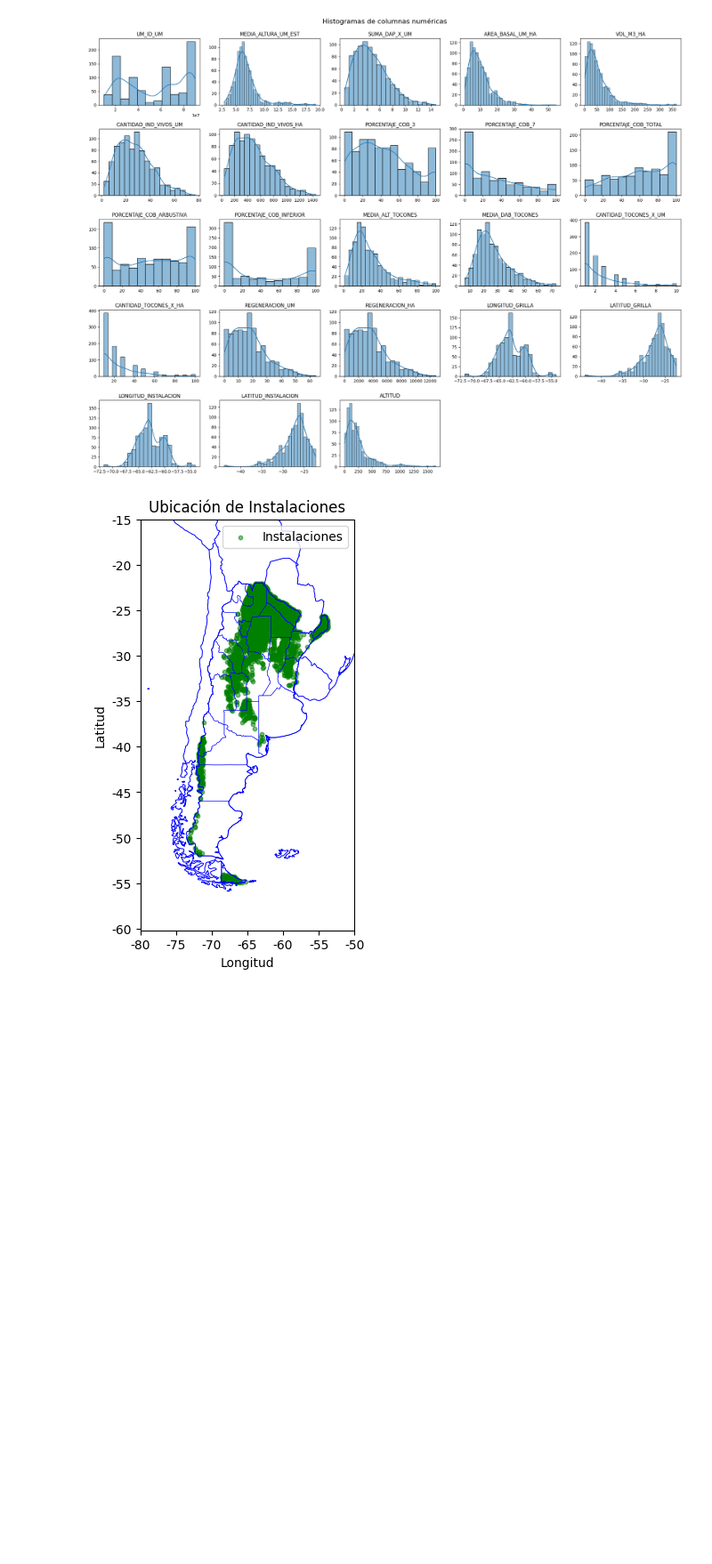
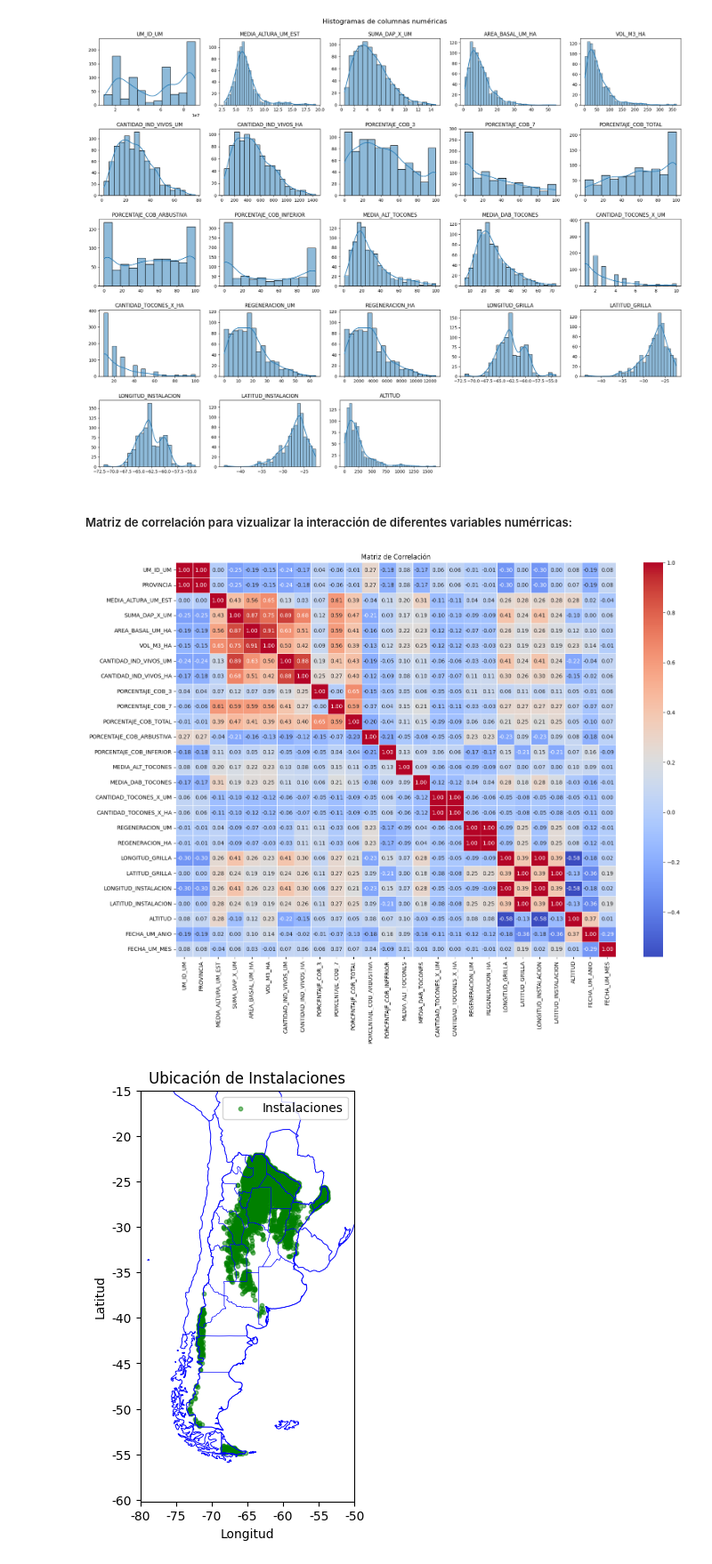
Before and after one commit to poggiogu/DiploDatos2025_Mentoria_17, a Jupyter notebook: Mentoria_17_Grupo_1_TP1.ipynb, the cells around one changed output. Shown at 89% size. Saved outputs shown, nothing was run; the diff lists cells and outputs as text; code cells hidden in the pictures; blank space fills up the shorter version.

Commit message:
correlation_matrix_commit

```diff
--- a/Mentoria_17_Grupo_1_TP1.ipynb
+++ b/Mentoria_17_Grupo_1_TP1.ipynb
@@ -150,6 +174,19 @@ plt.suptitle("Histogramas de columnas numéricas", fontsize=16, y=1.02)
 plt.show()
 # %% [output]
 [figure]
+# %% [markdown]
+##### Matriz de correlación para vizualizar la interacción de diferentes variables numérricas:
+# %%
+# creamos una matriz de correlación:
+corr_matrix = df_general_filtrado.corr(method='pearson', numeric_only=True)
+
+# lo visualizamos con un heatmap de seaborn:
+plt.figure(figsize=(18, 13))
+sns.heatmap(corr_matrix, annot=True, fmt=".2f", cmap="coolwarm", linewidths=0.5)
+plt.title("Matriz de Correlación")
+plt.show()
+# %% [output]
+[figure, added]
 # %%
 import cartopy.crs as ccrs
 import cartopy.feature as cfeature
```
Also changed, not shown: parts of 2 cells of this notebook.
